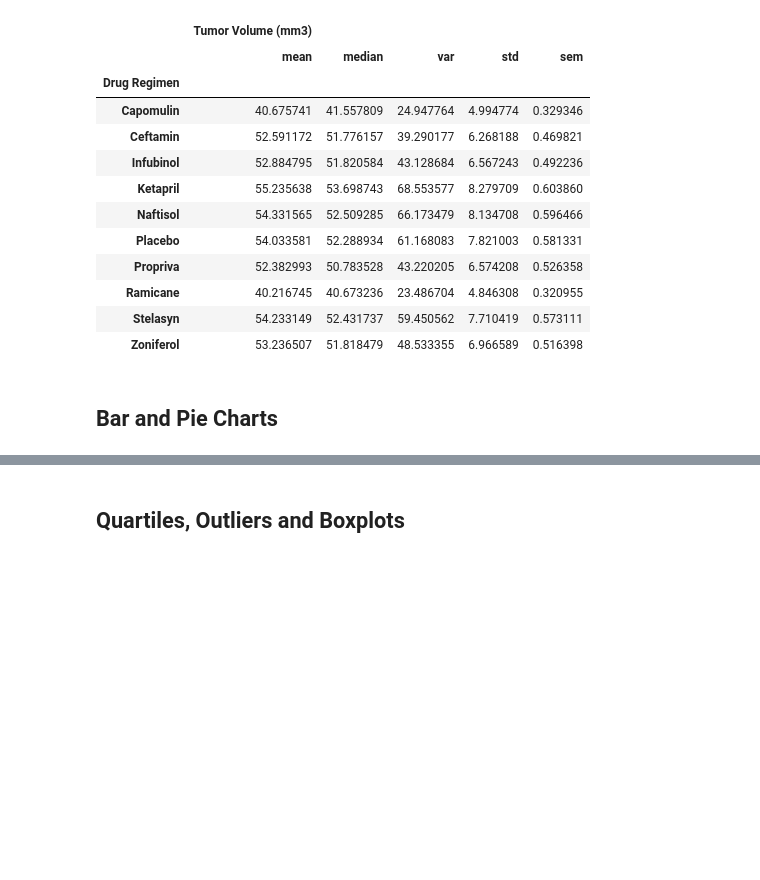
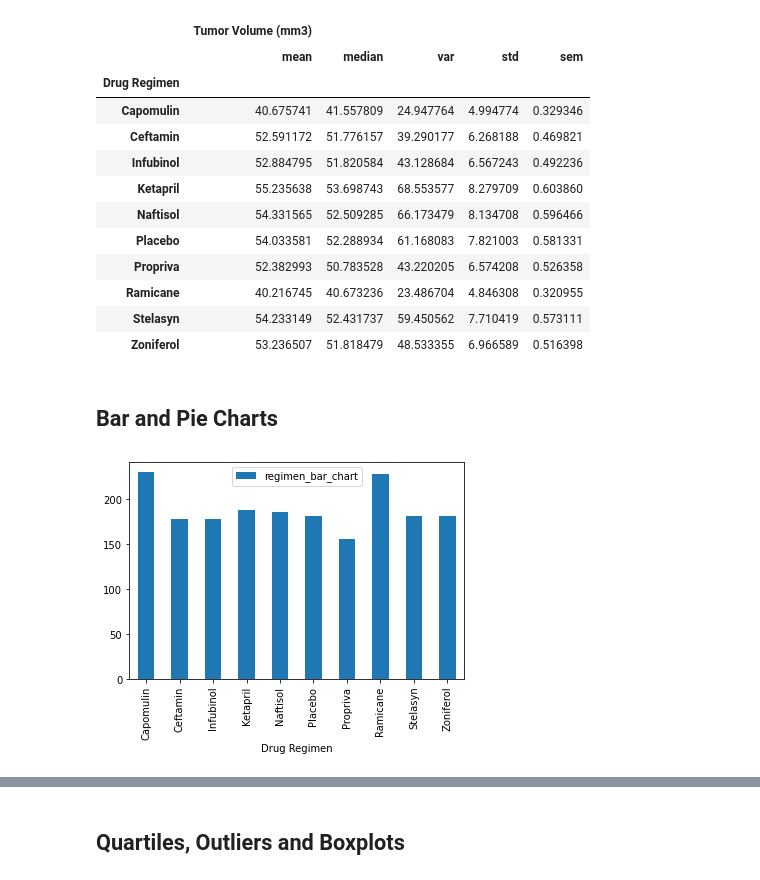
Before and after one commit to MMidwinter/matplotlib-challenge, a Jupyter notebook: Pymaceuticals/pymaceuticals_starter.ipynb, the cells around one changed output, grey strips where cells are left out. Drawn from its saved outputs; the diff is of its cells as text; code cells hidden in the pictures; blank space fills up the shorter version.

Commit message:
Bar charts and pie charts completed

```diff
--- a/Pymaceuticals/pymaceuticals_starter.ipynb
+++ b/Pymaceuticals/pymaceuticals_starter.ipynb
@@ -139,5 +140,17 @@ regimen_df.agg({'Tumor Volume (mm3)':['mean','median','var','std','sem']})
 ## Bar and Pie Charts
 # %%
 # Generate a bar plot showing the total number of measurements taken on each drug regimen using pandas.
+regimen_count = regimen_df['Drug Regimen'].count()
+
+
+regimen_bar_chart = pd.DataFrame({
+    "regimen_bar_chart":regimen_count
+})
+
+drug_names= regimen_bar_chart.index.values
+
+panda_bar_chart = regimen_bar_chart.plot.bar()
+# %% [output]
+[figure, added]
 # %%
 # Generate a bar plot showing the total number of measurements taken on each drug regimen using pyplot.
```
Also changed, not shown: parts of 4 cells of this notebook.
